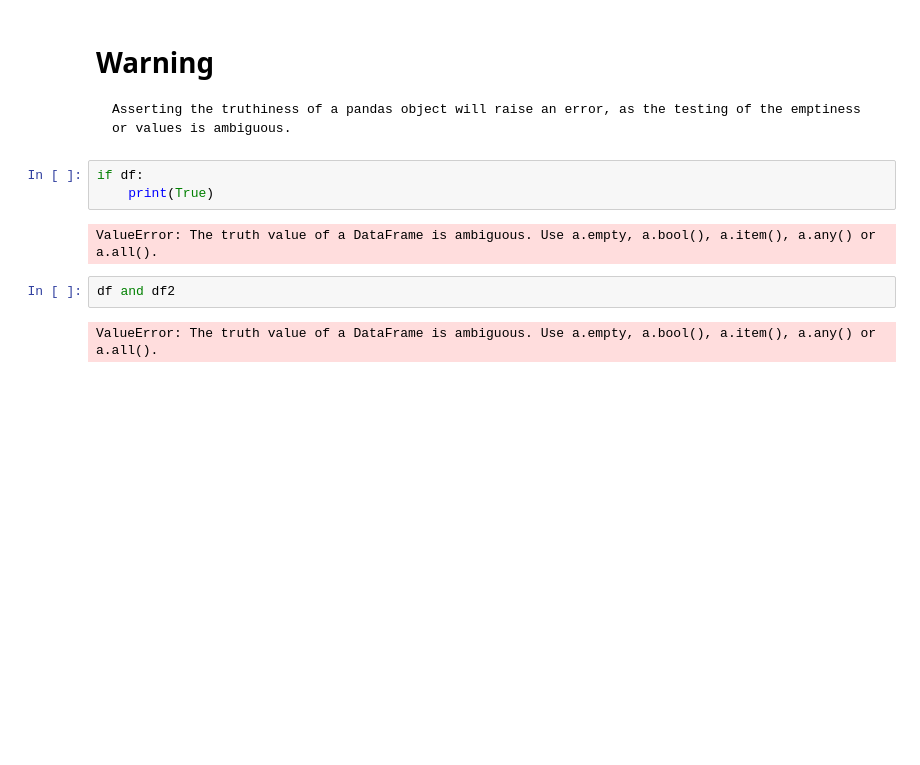
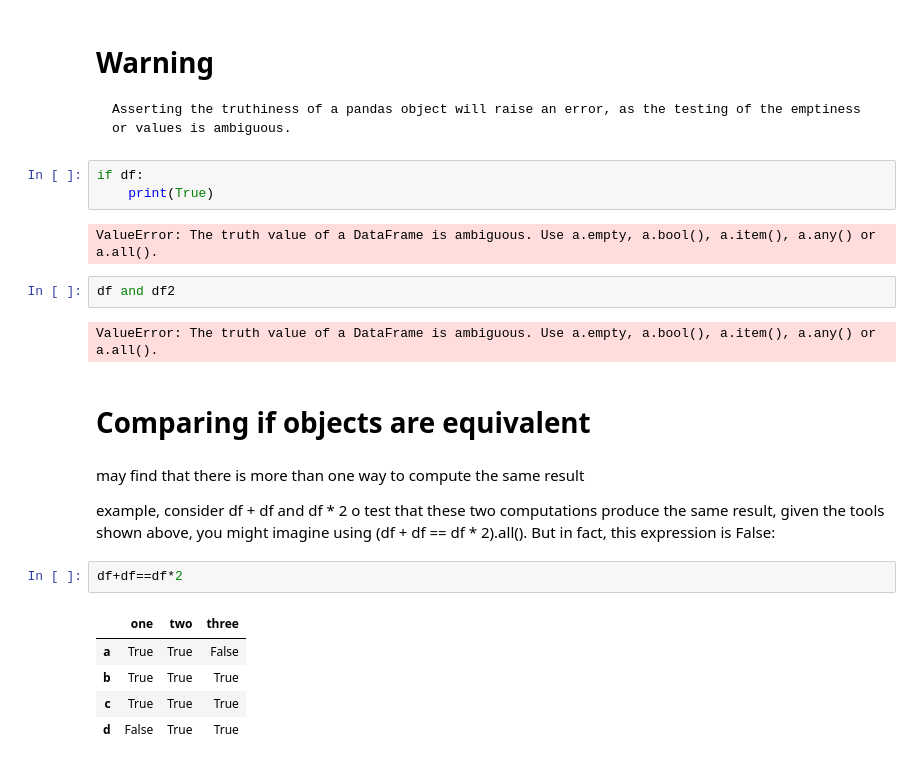
Before and after one commit to gopal-py07/DataSciencePandasExample, a Jupyter notebook: Essential basic functionality/Essential_basic_functionality.ipynb, the cells around one changed output. Drawn from its saved outputs; the diff is of its cells as text; blank space fills up the shorter version.

Commit message:
Comparing if objects are equivalent added

```diff
--- a/Essential basic functionality/Essential_basic_functionality.ipynb
+++ b/Essential basic functionality/Essential_basic_functionality.ipynb
@@ -569,3 +569,18 @@ ValueError: The truth value of a DataFrame is ambiguous. Use a.empty, a.bool(),
 df and df2
 # %% [output]
 ValueError: The truth value of a DataFrame is ambiguous. Use a.empty, a.bool(), a.item(), a.any() or a.all().
+# %% [markdown]
+# Comparing if objects are equivalent
+# %% [markdown]
+may find that there is more than one way to compute the same result
+
+example, consider df + df and df * 2
+    o test that these two computations produce the same result, given the tools shown above, you might imagine using (df + df == df * 2).all(). But in fact, this expression is False:
+# %%
+df+df==df*2
+# %% [output]
+|  | one | two | three |
+| a | True | True | False |
+| b | True | True | True |
+| c | True | True | True |
+| d | False | True | True |
```
Also changed, not shown: parts of 12 cells of this notebook.
